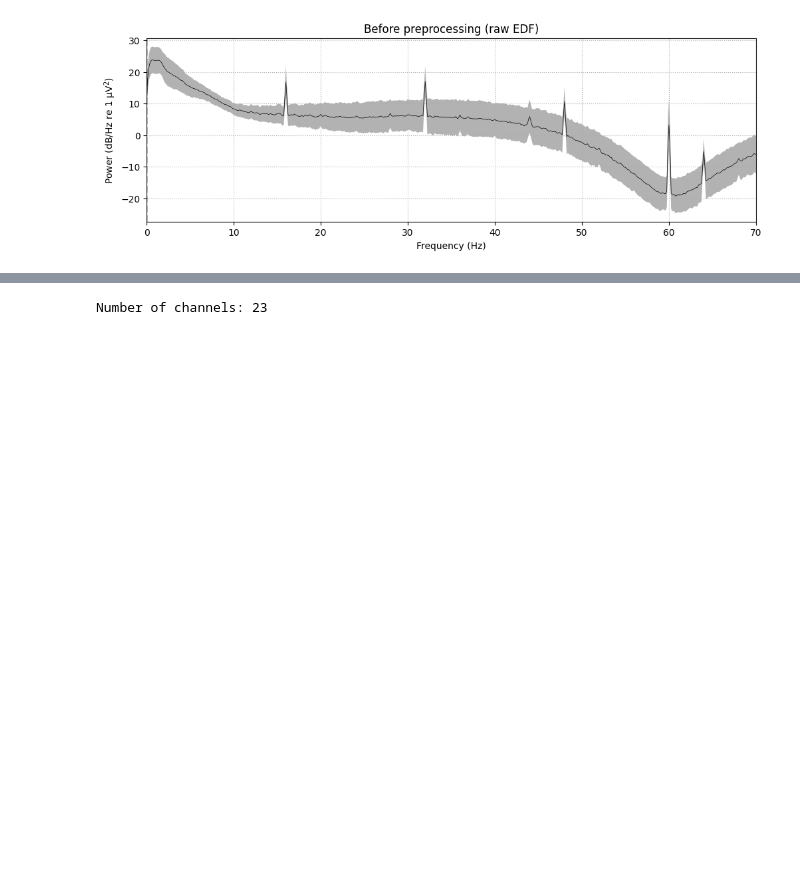
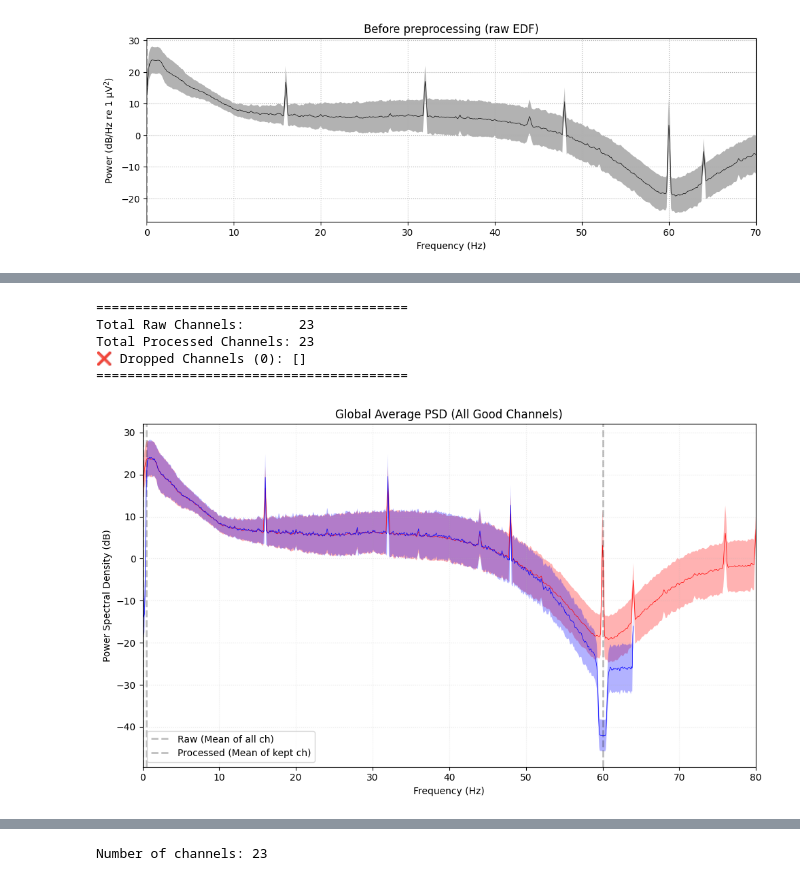
Before and after one commit to denizyennerr/Tez, a Jupyter notebook: notebooks/analysis.ipynb, the cells around one changed output, grey strips where cells are left out. Cells and saved outputs as stored; diff of their text form; code cells hidden in the pictures; blank space fills up the shorter version.

```diff
--- a/notebooks/analysis.ipynb
+++ b/notebooks/analysis.ipynb
@@ -876 +859,63 @@ Plotting power spectral density (dB=True).
+# %%
+import matplotlib.pyplot as plt
+import mne
+import numpy as np
+
+# --- 1. Settings ---
+mne.set_log_level("ERROR")
+
+# --- 2. Identify Dropped Channels ---
+ch_raw = set(raw_before.ch_names)
+ch_proc = set(raw_after.ch_names)
+
+# The difference between the sets are the dropped channels
+dropped_channels = list(ch_raw - ch_proc)
+kept_channels = list(ch_proc)
+
+print("="*40)
+print(f"Total Raw Channels:       {len(ch_raw)}")
+print(f"Total Processed Channels: {len(ch_proc)}")
+print(f"❌ Dropped Channels ({len(dropped_channels)}): {dropped_channels}")
+print("="*40)
+
+# --- 3. Visualization (Global Average) ---
+fig, ax = plt.subplots(figsize=(10, 6))
+
+# A. Compute PSD for ALL channels
+#    - Raw: Up to 80Hz to see the noise spikes
+#    - Processed: Up to 64Hz (Nyquist limit for 128Hz sampling)
+psd_before = raw_before.compute_psd(fmax=80)
+psd_after = raw_after.compute_psd(fmax=64)
+
+# B. Plot the AVERAGE across all channels
+#    average=True collapses all channels into one thick line (the mean)
+#    This represents the overall quality of the dataset
+psd_before.plot(axes=ax, color='red', average=True, show=False)
+psd_after.plot(axes=ax, color='blue', average=True, show=False)
+
+# C. Formatting
+ax.set_title("Global Average PSD (All Good Channels)")
+ax.set_xlabel("Frequency (Hz)")
+ax.set_ylabel("Power Spectral Density (dB)")
+ax.legend(["Raw (Mean of all ch)", "Processed (Mean of kept ch)"])
+ax.grid(True, alpha=0.3)
+ax.set_xlim(0, 80)
+
+# Add a text box listing dropped channels on the plot for your reference
+if dropped_channels:
+    text_str = f"Dropped:\n{', '.join(dropped_channels)}"
+    # Place text box in top right
+    props = dict(boxstyle='round', facecolor='white', alpha=0.5)
+    ax.text(0.95, 0.5, text_str, transform=ax.transAxes, fontsize=10,
+            verticalalignment='top', horizontalalignment='right', bbox=props)
+
+plt.tight_layout()
+plt.show()
+# %% [output]
+========================================
+Total Raw Channels:       23
+Total Processed Channels: 23
+❌ Dropped Channels (0): []
+========================================
+[figure, added]
 # %%
```
Also changed, not shown: parts of 9 cells of this notebook, 1 other file.
